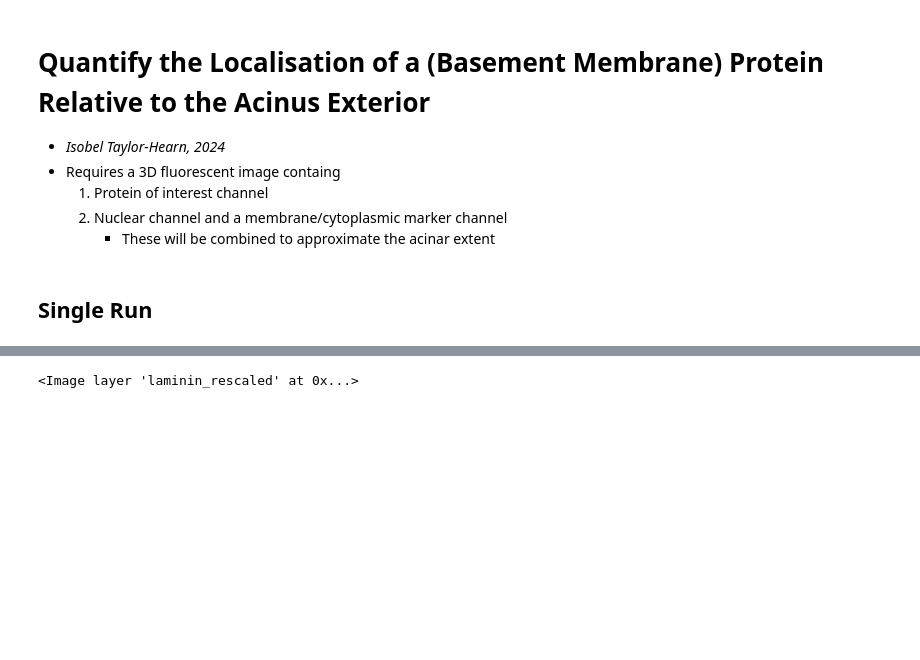
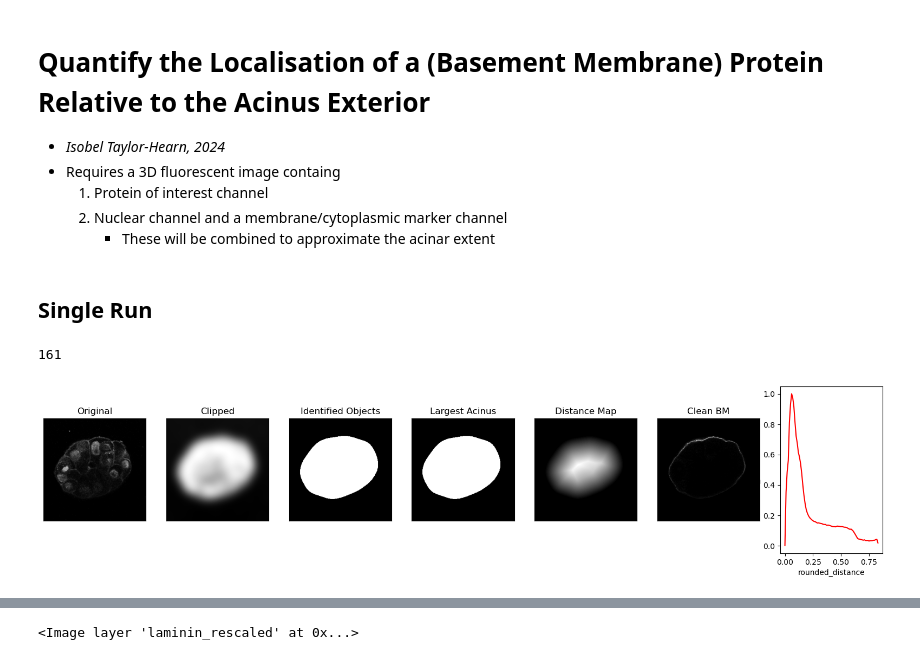
Before and after one commit to isobelth/image_quantification, a Jupyter notebook: Quantification_of_Basement_Membrane_Disorganisation_in_Acini/Quantification_of_Protein_Polarisation_in_3D_Stacks.ipynb, the cells around one changed output, grey strips where cells are left out. Cells and saved outputs as stored; diff of their text form; code cells hidden in the pictures; blank space fills up the shorter version.

```diff
--- a/Quantification_of_Basement_Membrane_Disorganisation_in_Acini/Quantification_of_Protein_Polarisation_in_3D_Stacks.ipynb
+++ b/Quantification_of_Basement_Membrane_Disorganisation_in_Acini/Quantification_of_Protein_Polarisation_in_3D_Stacks.ipynb
@@ -203,7 +218,7 @@ def add_image_details(df, filename, flag):
 
     return df
 # %%
-def segment(path, DAPI_channel = 0, membrane_channel = 2, bm_channel=1, to_plot=True, colour="black"):
+def segment(path, DAPI_channel = 0, membrane_channel = 2, bm_channel=3, to_plot=True):
     """
     Segment the primary acinus in a 3D multi-channel image and quantify basement membrane (BM) intensity as a function of
     radial distance from the acinus center.
@@ -244,11 +259,11 @@ def segment(path, DAPI_channel = 0, membrane_channel = 2, bm_channel=1, to_plot=
     - Optional plots show each step in the pipeline and a line plot of intensity vs. distance.
     - If image loading or segmentation fails, a flagged empty DataFrame is returned.
     """
-    filename = os.path.basename(path).replace("_", "").lower()
+    filename = os.path.basename(path).lower()
     try:
         flag = "None"
         multi_channel_image = convert(imread(path), 0,255, np.uint8)
-        acinus_image = (multi_channel_image[:,DAPI_channel,:,:] + multi_channel_image[:,membrane_channel,:,:]) # approximate the acinus as membrane + dapi
+        acinus_image = (multi_channel_image[:,DAPI_channel,:,:] + multi_channel_image[:,membrane_channel,:,:] + multi_channel_image[:,3,:,:]) # approximate the acinus as membrane + dapi
         bm_image = (multi_channel_image[:, bm_channel,:,:])
 
         original_spacing = pixel_size(path) #alter the z spacing so x,y,z all have the same pixel size
@@ -256,7 +271,7 @@ def segment(path, DAPI_channel = 0, membrane_channel = 2, bm_channel=1, to_plot=
         acinus_rescaled = rescale(scale = (0.25*scale_change, 0.25, 0.25), image = acinus_image, anti_aliasing= False)
         bm_rescaled = rescale(scale = (0.25*scale_change, 0.25, 0.25), image = bm_image, anti_aliasing= False)
         clipped = acinus_rescaled.clip(min =np.quantile(acinus_rescaled, 0.1), max = np.quantile(acinus_rescaled, 0.85))
-        acinus_smoothed = gaussian(clipped, sigma = 9)
+        acinus_smoothed = gaussian(clipped, sigma = 11)
         thresh = threshold_otsu(acinus_smoothed)
         binary = acinus_smoothed > thresh
 
@@ -299,7 +314,7 @@ def segment(path, DAPI_channel = 0, membrane_channel = 2, bm_channel=1, to_plot=
         intensity_with_distance['rounded_distance'] = intensity_with_distance["distance/radius"].apply(lambda x: round(x, 2))
         intensity_with_distance = intensity_with_distance.groupby(['rounded_distance'], as_index=False)["bm_intensity"].mean()
 
-        add_image_details(intensity_with_distance, filename, flag) #fill in df with experimental details extracted from filename
+        intensity_with_distance = add_image_details(intensity_with_distance, filename, flag) #fill in df with experimental details extracted from filename
      ################################################################################################################
         if to_plot == True:
             slice_to_display = int(filtered_labelled_image.shape[0]/2)
@@ -321,9 +336,9 @@ def segment(path, DAPI_channel = 0, membrane_channel = 2, bm_channel=1, to_plot=
             to_plot["bm_intensity"] = to_plot["bm_intensity"]/ to_plot["bm_intensity"].max()
             sns.lineplot(data = to_plot, x="rounded_distance", y = "bm_intensity", ax = ax[-1], color="red")
 
-            plt.savefig("Segmented{}.png".format(colour), bbox_inches="tight", transparent="True")
+            plt.savefig("Segmented{}.png".format(filename), bbox_inches="tight", transparent="True")
 
-            return filtered_labelled_image, acinus_rescaled, bm_rescaled,  intensity_with_distance
+            return intensity_with_distance #filtered_labelled_image, acinus_rescaled, bm_rescaled,
         else:
             return intensity_with_distance
     except:
@@ -333,7 +348,12 @@ def segment(path, DAPI_channel = 0, membrane_channel = 2, bm_channel=1, to_plot=
 # %% [markdown]
 ## Single Run
 # %%
-root = "E:\\PROTEIN_COLOCALISATION_IMAGES\\Deconvolved_Images\\Lam_Pax_DECONVOLVED\\final_tifs"
+root = "E:\\Fabianna_N2_Images\\c3_laminin\\tif"
 image_paths = list(pathlib.Path(root).glob("**/*.tif"))
+len(image_paths)
+# %% [output]
+161
 # %%
-filtered_labelled_image, acinus_rescaled, laminin_rescaled,  intensity_with_distance = segment(image_paths[5], DAPI_channel = 0, membrane_channel = 2, bm_channel=1, to_plot=True)
+intensity_with_distance = segment(image_paths[50], DAPI_channel = 0, membrane_channel = 2, bm_channel=1, to_plot=True)
+# %% [output]
+[figure, added]
```
Also changed, not shown: parts of 4 cells of this notebook, 6 other files.
